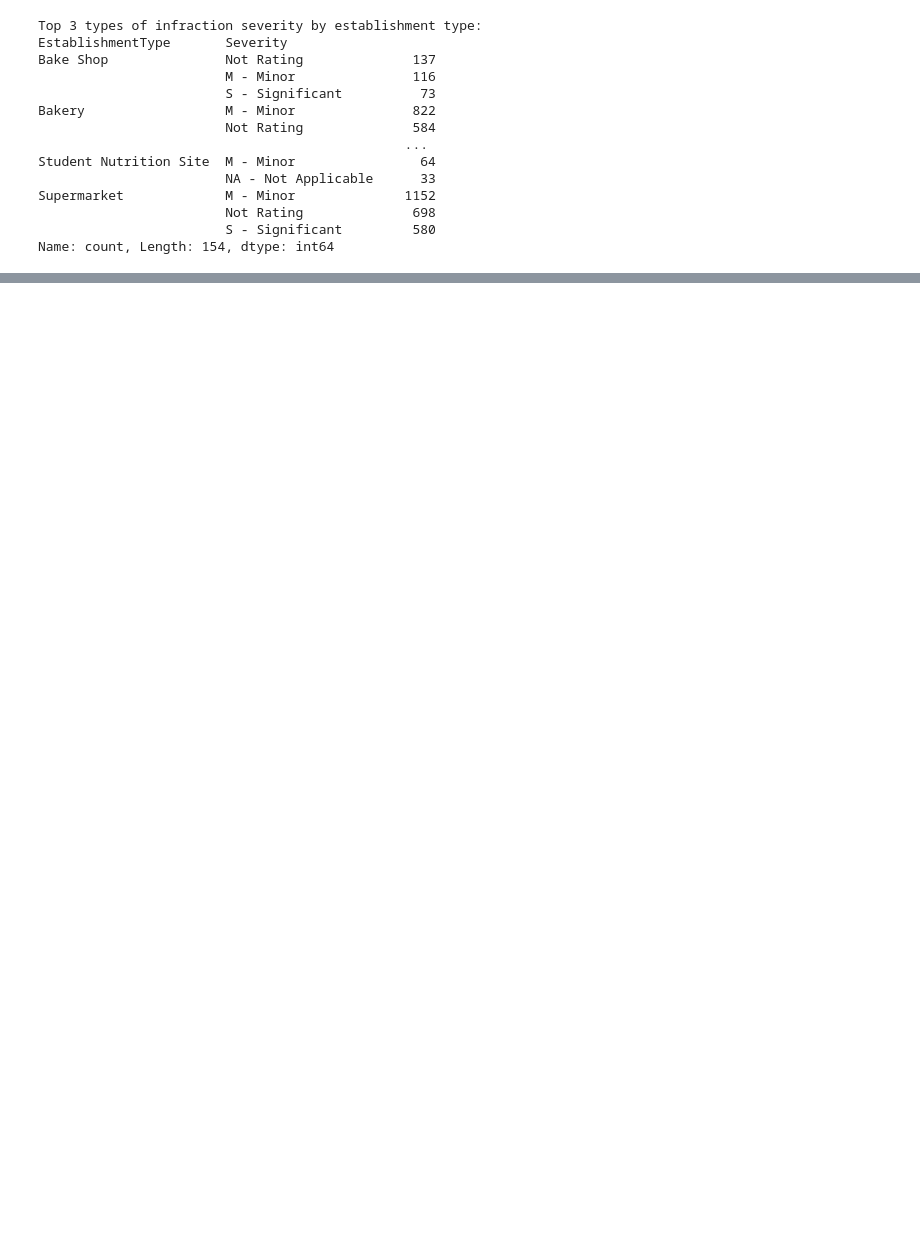
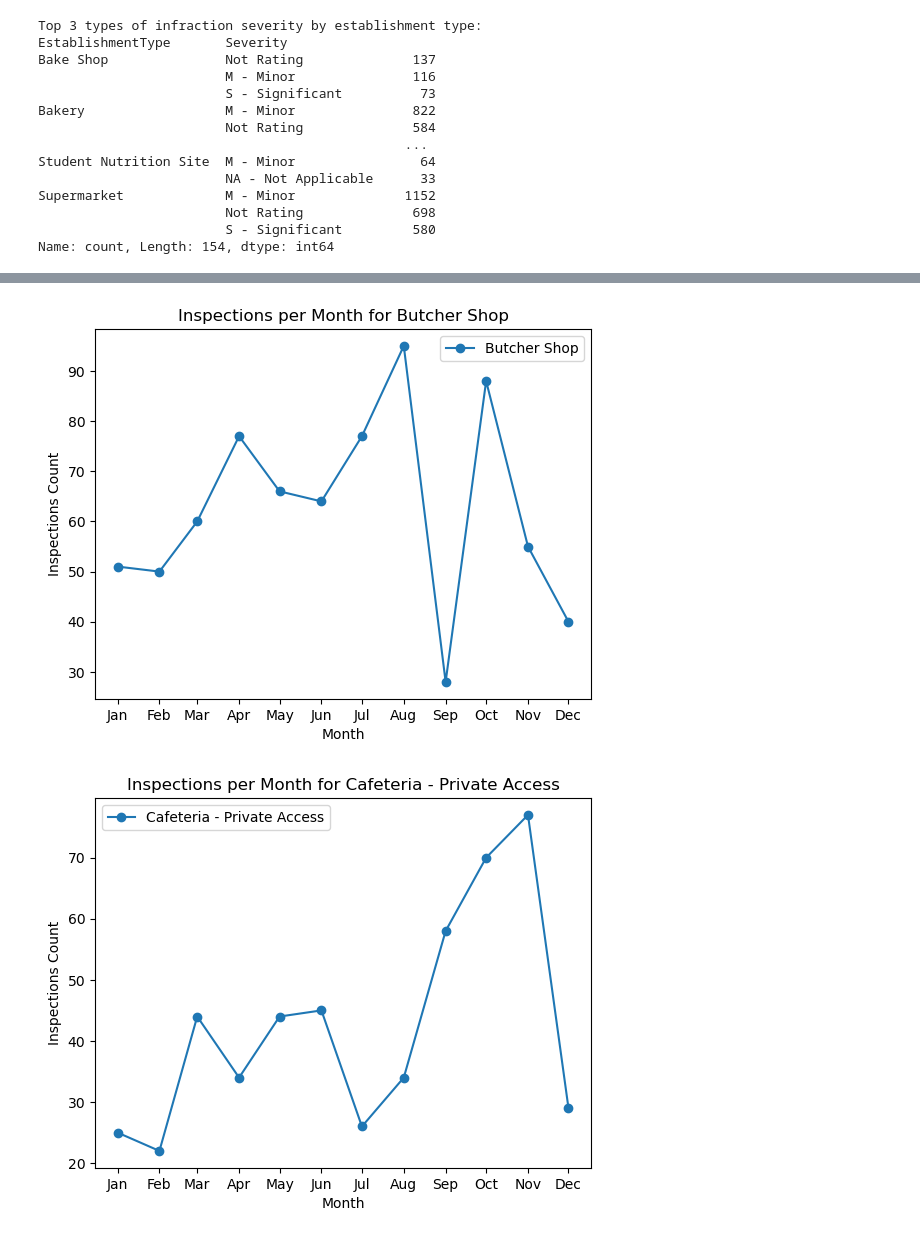
Before and after one commit to arsalan-radhu/DineSafeProject, a Jupyter notebook: Draft.ipynb, the cells around one changed output, grey strips where cells are left out. Saved outputs shown, nothing was run; the diff lists cells and outputs as text; code cells hidden in the pictures; blank space fills up the shorter version.

```diff
--- a/Draft.ipynb
+++ b/Draft.ipynb
@@ -62,6 +62,9 @@ Data columns (total 15 columns):
  14  Longitude               76391 non-null  float64
 dtypes: float64(5), int64(1), object(9)
 memory usage: 8.7+ MB
+# %%
+# Convert the 'InspectionDate' column to datetime format
+df['InspectionDate'] = pd.to_datetime(df['InspectionDate'])
 # %%
 
 # 5. Number of rows and columns
@@ -249,0 +343,9 @@ Name: count, Length: 154, dtype: int64
+# %%
+# Create a new column for the month
+selected_establishment_df['Month'] = selected_establishment_df['InspectionDate'].dt.month
+
+# Group by 'EstablishmentType', 'Month' and count inspections
+grouped_df = selected_establishment_df.groupby(['EstablishmentType', 'Month']).size().reset_index(name='InspectionsCount')
+
+# Display the resulting DataFrame
+print(grouped_df)
@@ -249,0 +375,35 @@ Name: count, Length: 154, dtype: int64
+# %%
+import matplotlib.pyplot as plt
+from matplotlib.dates import MonthLocator, DateFormatter
+
+# Assuming your DataFrame is named 'grouped_df'
+# Convert the 'Month' column to a datetime object (just for formatting purposes)
+grouped_df['Month'] = pd.to_datetime(grouped_df['Month'], format='%m')
+
+# Iterate over each establishment type
+for establishment_type, data in grouped_df.groupby('EstablishmentType'):
+    # Plot the line graph
+    fig, ax = plt.subplots()
+
+    # Sort data by month for better visualization
+    data = data.sort_values(by='Month')
+
+    ax.plot(data['Month'], data['InspectionsCount'], marker='o', label=establishment_type)
+
+    # Set labels and title
+    plt.xlabel('Month')
+    plt.ylabel('Inspections Count')
+    plt.title(f'Inspections per Month for {establishment_type}')
+
+    # Show only the month on the x-axis
+    ax.xaxis.set_major_locator(MonthLocator())
+    ax.xaxis.set_major_formatter(DateFormatter("%b"))  # Format as month abbreviation
+
+    # Show legend
+    plt.legend()
+
+    # Display the plot
+    plt.show()
+# %% [output]
+[figure, added]
+[figure, added]
```
Also changed, not shown: parts of 6 cells of this notebook.
